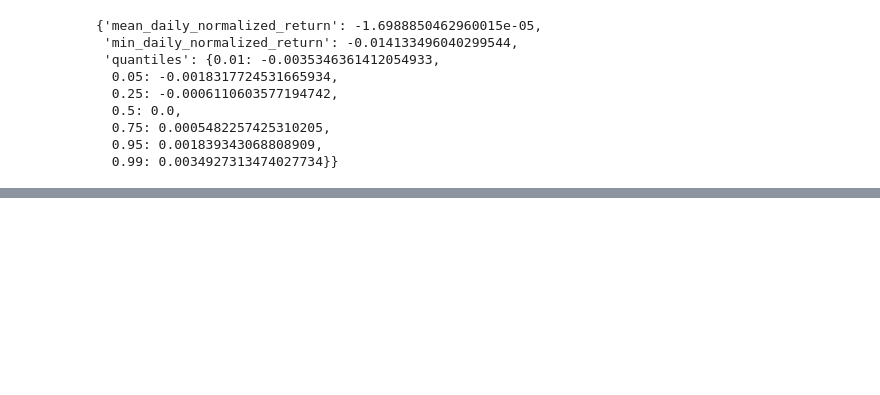
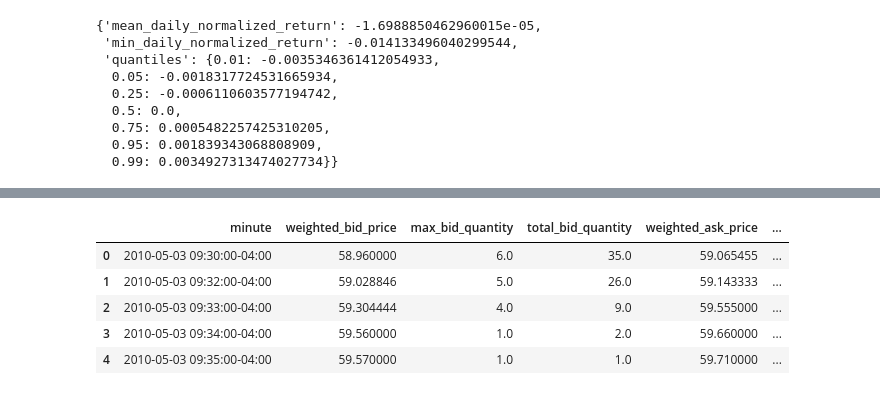
Before and after one commit to OtiLeBoss/financial_big_data, a Jupyter notebook: test.ipynb, the cells around one changed output, grey strips where cells are left out. Cells and saved outputs as stored; diff of their text form; code cells hidden in the pictures; blank space fills up the shorter version.

```diff
--- a/test.ipynb
+++ b/test.ipynb
@@ -553,0 +866,11 @@ Index(['xltime', 'weighted_bid_price', 'total_bid_quantity',
+# %%
+df = pd.read_csv('/Users/othmaneio/Documents/financial_big_data/combined_stock_data.csv')
+# %%
+df[df['stock'] == 'DLR'].head()
+# %% [output]
+|  | minute | weighted_bid_price | max_bid_quantity | total_bid_quantity | weighted_ask_price | ... |
+| 0 | 2010-05-03 09:30:00-04:00 | 58.960000 | 6.0 | 35.0 | 59.065455 | ... |
+| 1 | 2010-05-03 09:32:00-04:00 | 59.028846 | 5.0 | 26.0 | 59.143333 | ... |
+| 2 | 2010-05-03 09:33:00-04:00 | 59.304444 | 4.0 | 9.0 | 59.555000 | ... |
+| 3 | 2010-05-03 09:34:00-04:00 | 59.560000 | 1.0 | 2.0 | 59.660000 | ... |
+| 4 | 2010-05-03 09:35:00-04:00 | 59.570000 | 1.0 | 1.0 | 59.710000 | ... |
```
Also changed, not shown: parts of 16 cells of this notebook.
